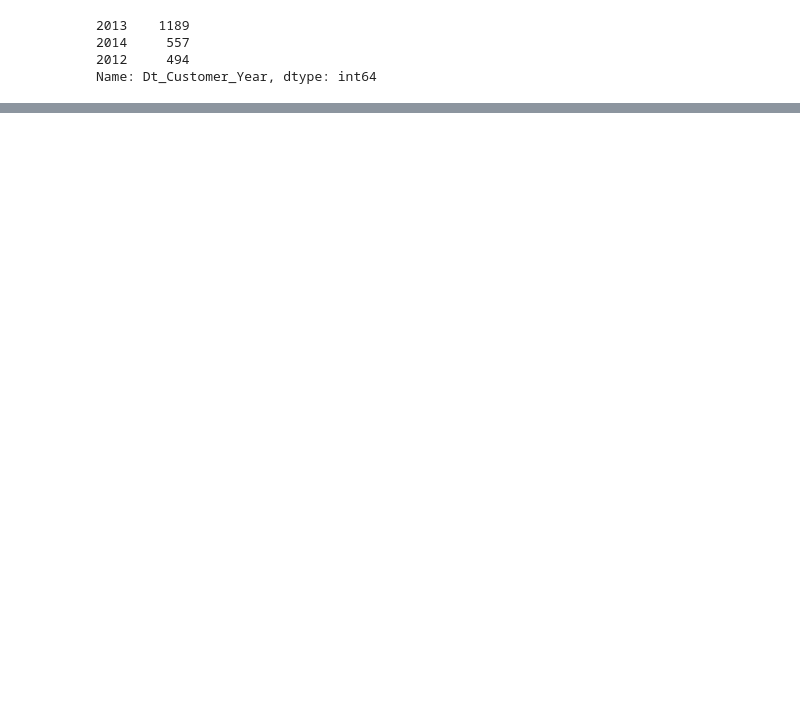
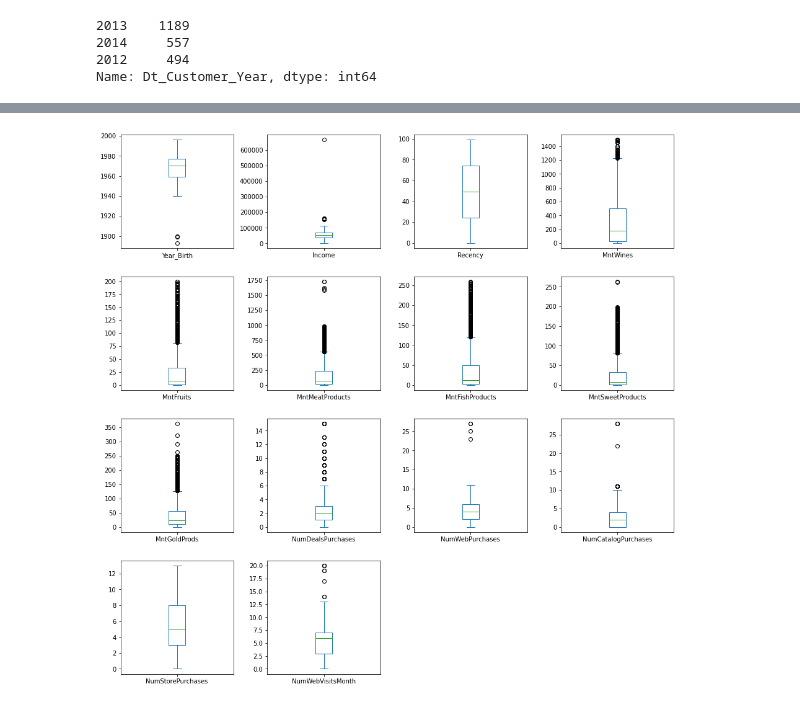
Before and after one commit to tannd-ds/ds-practice, a Jupyter notebook: customer-personality-analysis/Customer Personality Analysis.ipynb, the cells around one changed output, grey strips where cells are left out. Cells and saved outputs as stored; diff of their text form; code cells hidden in the pictures; blank space fills up the shorter version.

```diff
--- a/customer-personality-analysis/Customer Personality Analysis.ipynb
+++ b/customer-personality-analysis/Customer Personality Analysis.ipynb
@@ -180,0 +234,6 @@ df['Dt_Customer_Year'].value_counts().plot(kind='bar', ax=ax2)
+# %%
+# Numerical Attributes Plot using Box plot
+num_cols_boxplot = ['Year_Birth', 'Income', 'Recency'] + list(df[num_cols].filter(regex='Mnt|Num'))
+
+# Numerical Attributes Plot using Bar chart
+num_cols_barplot = ['Kidhome', 'Teenhome', 'Complain', 'Response'] + list(df[num_cols].filter(regex='Accepted'))
@@ -180,0 +251,19 @@ df['Dt_Customer_Year'].value_counts().plot(kind='bar', ax=ax2)
+# %%
+fig = plt.figure(figsize=(16, 16))
+gridspec = fig.add_gridspec(4, 4)
+gridspec.update(hspace=0.25, wspace=0.3)
+
+plot_no = 0
+for row in range(4):
+    for col in range(4):
+        locals()['ax'+str(plot_no)] = fig.add_subplot(gridspec[row, col])
+        df[num_cols_boxplot[plot_no]].plot(kind='box', ax=locals()['ax'+str(plot_no)])
+
+        # Plot till we plot enough 14 subplots
+        if plot_no < 13:
+            plot_no += 1
+        else: break
+
+plt.savefig('plots/numerical_box_distribution.png', bbox_inches='tight')
+# %% [output]
+[figure, added]
```
Also changed, not shown: parts of 12 cells of this notebook, 4 other files.
